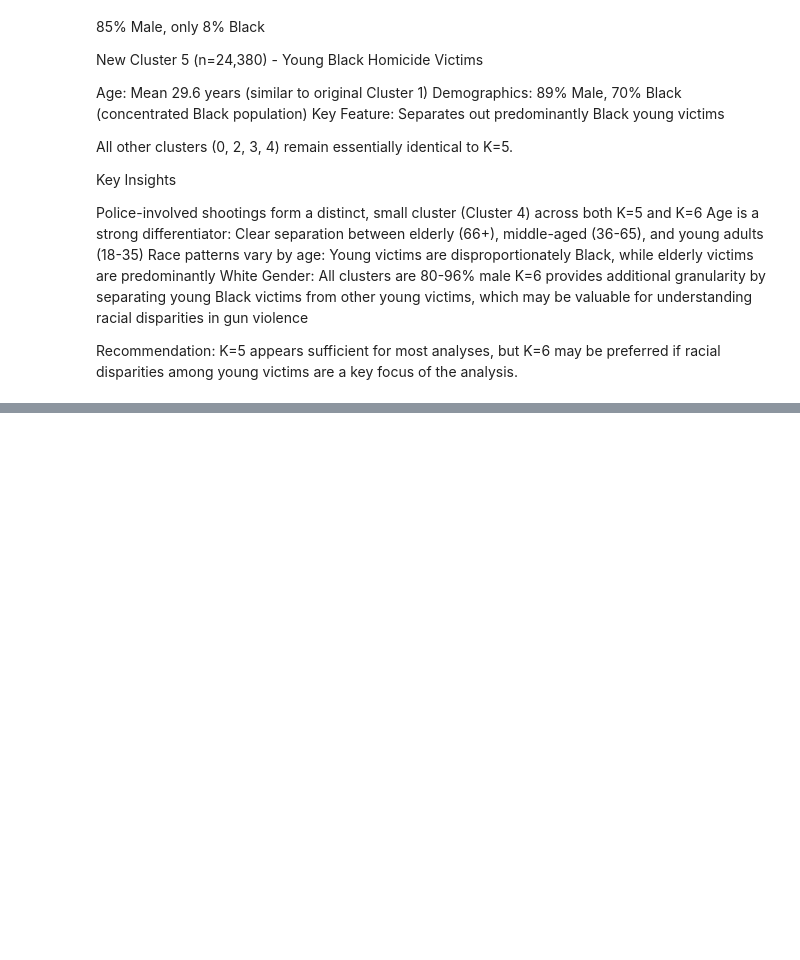
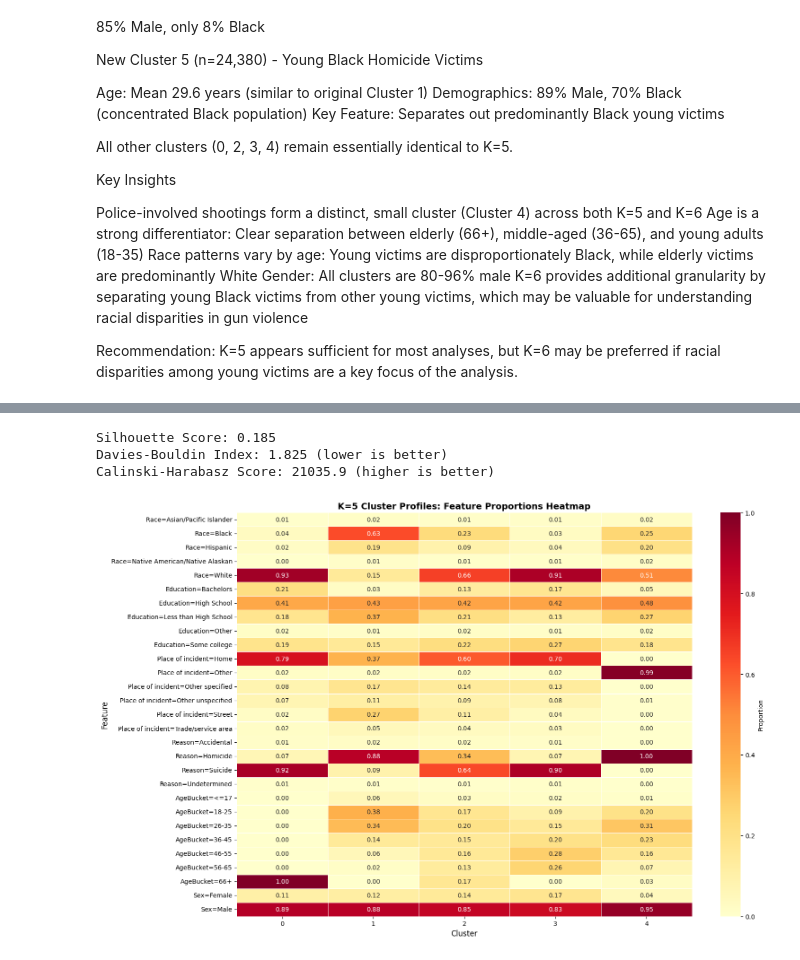
Before and after one commit to beckhamtoh/CS3244-Gun-Violence, a Jupyter notebook: notebooks/clustering.ipynb, the cells around one changed output, grey strips where cells are left out. Cells and saved outputs as stored; diff of their text form; code cells hidden in the pictures; blank space fills up the shorter version.

```diff
--- a/notebooks/clustering.ipynb
+++ b/notebooks/clustering.ipynb
@@ -324,0 +1869,27 @@ Recommendation: K=5 appears sufficient for most analyses, but K=6 may be preferr
+# %%
+# Check cluster separation quality
+from sklearn.metrics import davies_bouldin_score, calinski_harabasz_score
+
+print(f"Silhouette Score: {silhouette_score(df_pre, labels):.3f}")
+print(f"Davies-Bouldin Index: {davies_bouldin_score(df_pre, labels):.3f} (lower is better)")
+print(f"Calinski-Harabasz Score: {calinski_harabasz_score(df_pre, labels):.1f} (higher is better)")
+# %% [output]
+Silhouette Score: 0.185
+Davies-Bouldin Index: 1.825 (lower is better)
+Calinski-Harabasz Score: 21035.9 (higher is better)
+# %%
+import seaborn as sns
+
+# Create heatmap for K=5 cluster profiles
+plt.figure(figsize=(16, 10))
+profile_viz_k5 = profile_5.iloc[:, 6:].T  # categorical features only (skip numerical summaries)
+
+sns.heatmap(profile_viz_k5, annot=True, fmt='.2f', cmap='YlOrRd',
+            cbar_kws={'label': 'Proportion'}, linewidths=0.5)
+plt.title('K=5 Cluster Profiles: Feature Proportions Heatmap', fontsize=14, fontweight='bold')
+plt.xlabel('Cluster', fontsize=12)
+plt.ylabel('Feature', fontsize=12)
+plt.tight_layout()
+plt.show()
+# %% [output]
+[figure, added]
```
Also changed, not shown: parts of 19 cells of this notebook.
